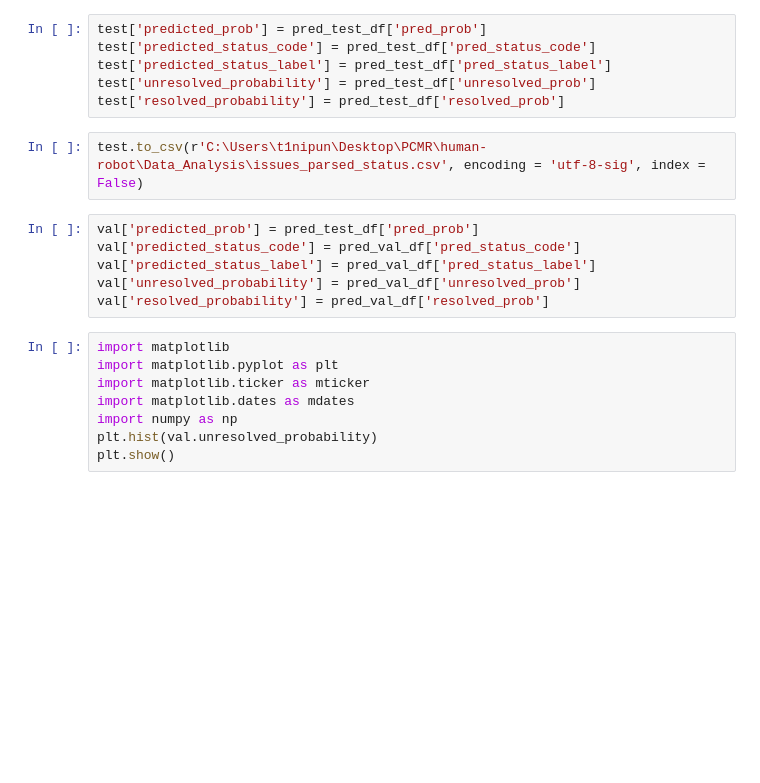
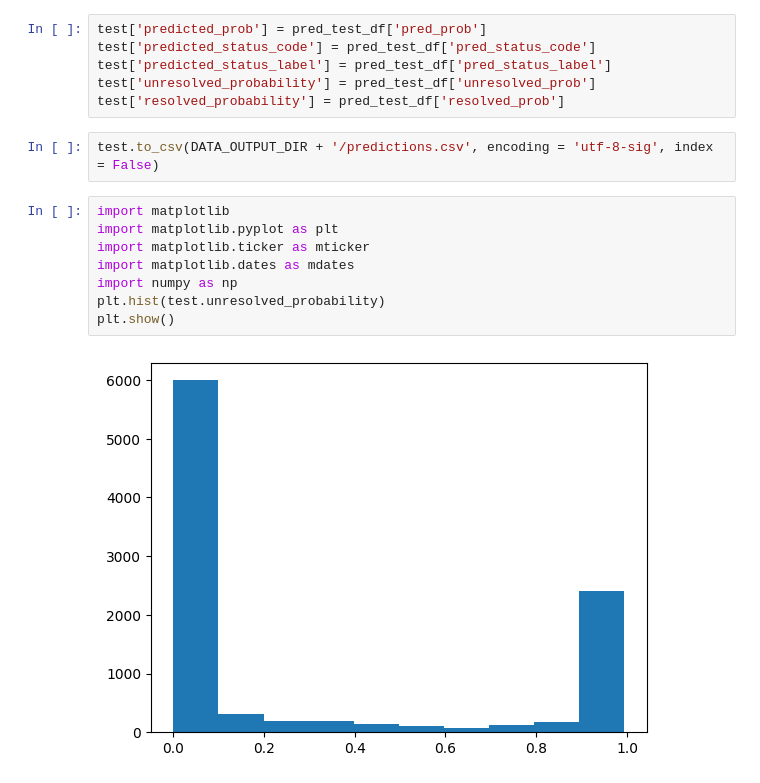
Before and after one commit to nipun-goyal/BERT-Text-Classification, a Jupyter notebook: BERT-Text-Classification.ipynb, the cells around one changed output. Saved outputs shown, nothing was run; the diff lists cells and outputs as text; blank space fills up the shorter version.

```diff
--- a/BERT-Text-Classification.ipynb
+++ b/BERT-Text-Classification.ipynb
@@ -591,21 +582,17 @@ test['predicted_status_label'] = pred_test_df['pred_status_label']
 test['unresolved_probability'] = pred_test_df['unresolved_prob']
 test['resolved_probability'] = pred_test_df['resolved_prob']
 # %%
-test.to_csv(r'C:\Users\t1nipun\Desktop\PCMR\human-robot\Data_Analysis\issues_parsed_status.csv', encoding = 'utf-8-sig', index = False)
+test.to_csv(DATA_OUTPUT_DIR + '/predictions.csv', encoding = 'utf-8-sig', index = False)
-# %%
-val['predicted_prob'] = pred_test_df['pred_prob']
-val['predicted_status_code'] = pred_val_df['pred_status_code']
-val['predicted_status_label'] = pred_val_df['pred_status_label']
-val['unresolved_probability'] = pred_val_df['unresolved_prob']
-val['resolved_probability'] = pred_val_df['resolved_prob']
 # %%
 import matplotlib
 import matplotlib.pyplot as plt
 import matplotlib.ticker as mticker
 import matplotlib.dates as mdates
 import numpy as np
-plt.hist(val.unresolved_probability)
+plt.hist(test.unresolved_probability)
 plt.show()
+# %% [output]
+[figure, added]
 # %%
 fig, axs = plt.subplots(ncols=2)
 #axs = plt.subplots(ncols = 2)
```
Also changed, not shown: parts of 19 cells of this notebook.
